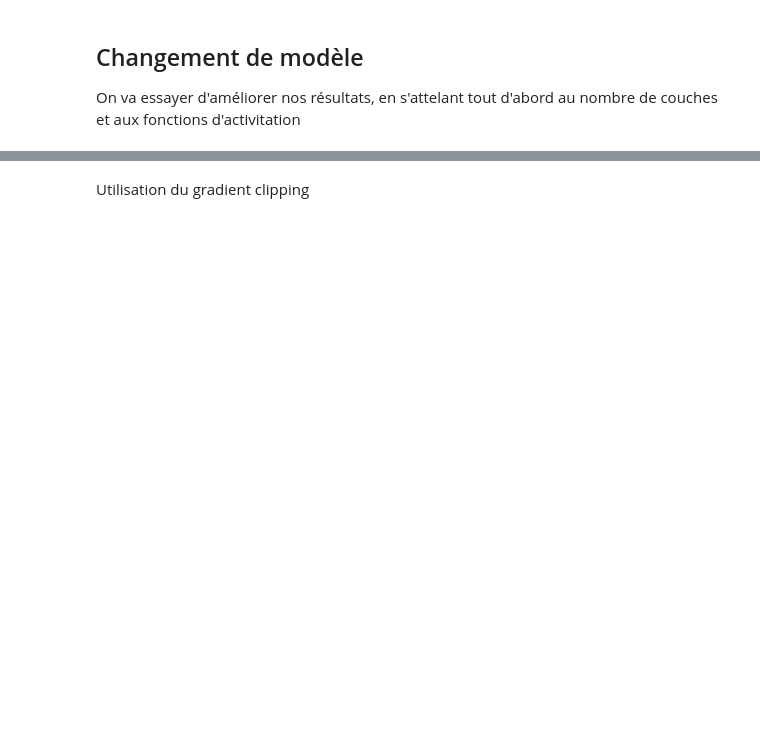
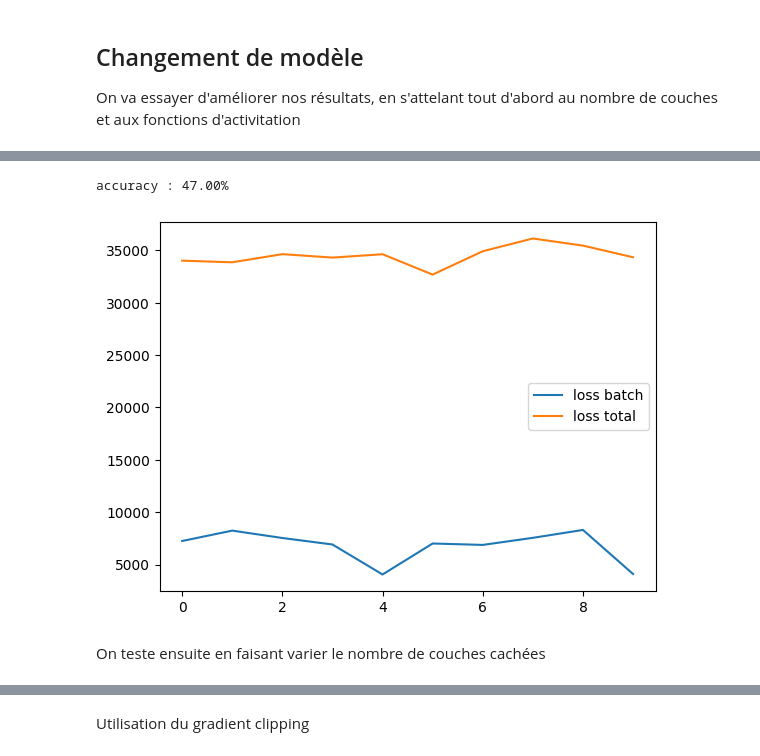
Before and after one commit to FeckNeck/deep-learning-project, a Jupyter notebook: index.ipynb, the cells around one changed output, grey strips where cells are left out. Drawn from its saved outputs; the diff is of its cells as text; code cells hidden in the pictures; blank space fills up the shorter version.

```diff
--- a/index.ipynb
+++ b/index.ipynb
@@ -499 +509,5 @@ en s'attelant tout d'abord au nombre de couches et aux fonctions d'activitation
+# %%
+dataset_train = custom_functions.CustomDataset(X_train, Y_train_cat)
+batch_size = 5000 #nombre d'individus par batch
+dataloader = custom_functions.get_dataloader(dataset_train, batch_size, shuffle=True)
 # %%
@@ -538,0 +546,32 @@ Couche 5: [6] (6 paramètres entrainables)
+# %%
+Nepochs = 10 # Nombre d'époques (Nombre de passes sur toutes les données)
+Nprint  = Nepochs/5  # fréquence de l'affichage
+
+# mesures que l'on souhaite enregistrer pour monitorer l'apprentissage (log)
+log_loss_batch = []
+log_loss = []
+log_acc_val = []
+
+# Boucle d'apprentissage
+for epoch in range(Nepochs):
+    total=0.
+    for batch_idx, (data, target) in enumerate(dataloader): # 1 batch
+        loss_batch=0.
+        lenB = data.shape[0] # nombre d'individus dans le batch
+        for i in range(lenB): # boucle sur les individus du batch
+            optimizer.zero_grad() # remise à zéro du gradient
+            prediction = model(data[i]).squeeze()   # passe "forward"
+            loss = loss_fn(prediction, target[i].double()) # calcul de la fonction de coût courante
+            loss.backward()  # backpropagation à travers le réseau
+            optimizer.step() # mise à jour des paramètres du réseau ( w = w -lr * w.grad) équivalent à une itération du SGD
+            loss_batch+=loss # calcul de la loss sur tous les exemples du batch
+        total += loss_batch # calcul de la loss sur tous les exemples d'entraînement
+        # on enregistre les informations pour le monitoring
+        log_loss_batch.append(loss_batch.item())
+        pred_val = model(X_val) # prédiction sur l'ensemble de validation
+        acc_val = custom_functions.get_accuracy_multiclass(pred_val,Y_val_cat,6)
+        log_acc_val.append(acc_val)
+    # affichage
+    if epoch%Nprint==0:
+        print(f"epoch {epoch} : loss {total:.4f} val {acc_val:.2%}")
+    log_loss.append(total.item()) # on enregistre la loss moyenne sur le batch
@@ -538,0 +584,19 @@ Couche 5: [6] (6 paramètres entrainables)
+# %%
+predictions_test = model(X_test)
+acc_val = custom_functions.get_accuracy_multiclass(predictions_test,Y_test_cat,6)
+print(f"accuracy : {acc_val:.2%}") #on obtient une accuracy de 47% avec un MLP à 1 couche cachée et une fonction d'activation ReLU
+#On a alors une accuracy moins bonne qu'avec la fonction d'activation sigmoïde et le SGD
+# %% [output]
+accuracy : 47.00%
+# %%
+x = [i for i in range(0, 10)]
+
+plt.plot(x, [log_loss_batch[i] for i in x], label="loss batch")
+plt.plot(x, [log_loss[i] for i in x], label="loss total")
+
+plt.legend()
+plt.show()
+# %% [output]
+[figure, added]
+# %% [markdown]
+On teste ensuite en faisant varier le nombre de couches cachées
```
Also changed, not shown: parts of 39 cells of this notebook.
